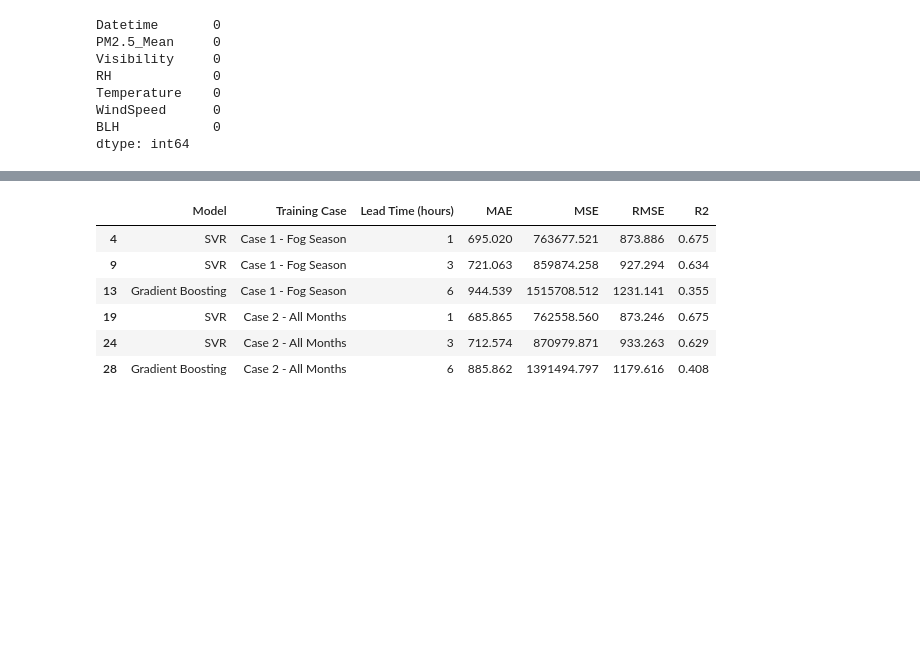
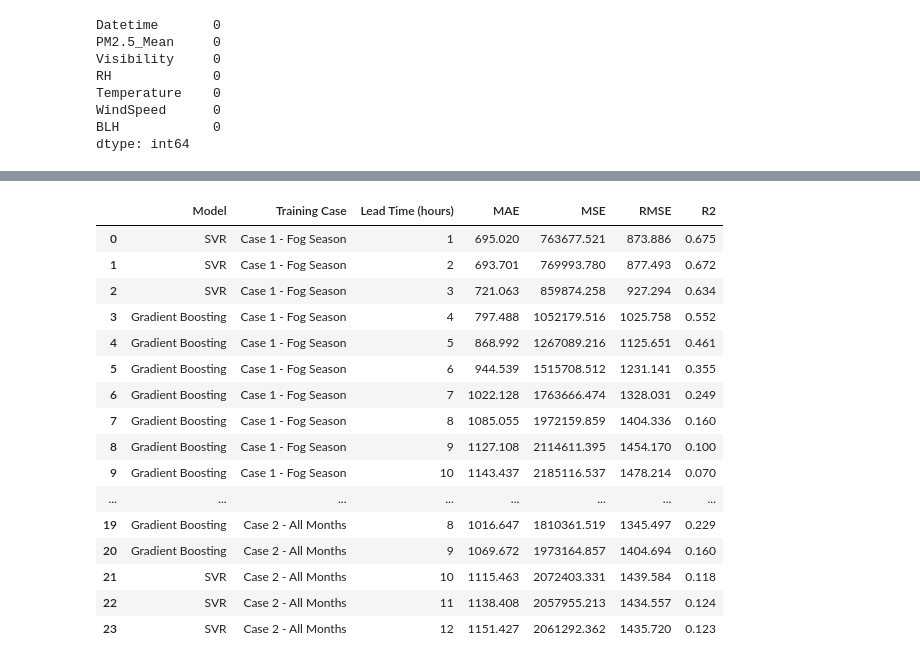
Before and after one commit to Anwesha-TU/AeroViz, a Jupyter notebook: codes/forecasting.ipynb, the cells around one changed output, grey strips where cells are left out. Saved outputs shown, nothing was run; the diff lists cells and outputs as text; code cells hidden in the pictures; blank space fills up the shorter version.

```diff
--- a/codes/forecasting.ipynb
+++ b/codes/forecasting.ipynb
@@ -61,4 +65,11 @@ target = "Visibility"
 # %%
-df["Visibility_1h"] = df[target].shift(-1)
-df["Visibility_3h"] = df[target].shift(-3)
-df["Visibility_6h"] = df[target].shift(-6)
+target_columns = [
+    f"Visibility_{h}h"
+    for h in range(1, 13)
+]
+
+df_forecast = df.dropna(
+    subset=target_columns
+).copy()
+
+print("Forecasting dataset shape:", df_forecast.shape)
@@ -65,13 +77,0 @@ df["Visibility_6h"] = df[target].shift(-6)
-# %%
-df["Target_Time_1h"] = df["Datetime"].shift(-1)
-df["Target_Time_3h"] = df["Datetime"].shift(-3)
-df["Target_Time_6h"] = df["Datetime"].shift(-6)
-# %%
-df_forecast = df.dropna(
-    subset=[
-        "Visibility_1h",
-        "Visibility_3h",
-        "Visibility_6h"
-    ]
-).copy()
-print(df_forecast.shape)
@@ -238,4 +249,5 @@ def run_forecast(
         "MAE": mae, "MSE": mse, "RMSE": rmse, "R2": r2, "Actual": y_test, "Predicted": y_pred
     }
 # %%
-lead_times = [1, 3, 6]
+lead_times = list(range(1, 13))
+print("Lead times:", lead_times)
@@ -370,29 +418,41 @@ comparison_table.round(3)
 # %%
-best_models = (
+best_models_rmse = (
     forecast_results_df
     .loc[
         forecast_results_df
         .groupby(
             [
                 "Training Case",
                 "Lead Time (hours)"
             ]
-        )["MAE"]
+        )["RMSE"]
         .idxmin()
     ]
     .sort_values(
         [
             "Training Case",
             "Lead Time (hours)"
         ]
     )
+    .reset_index(drop=True)
 )
-best_models
+
+best_models_rmse.round(3)
 # %% [output]
 |  | Model | Training Case | Lead Time (hours) | MAE | MSE | RMSE | R2 |
-| 4 | SVR | Case 1 - Fog Season | 1 | 695.020 | 763677.521 | 873.886 | 0.675 |
-| 9 | SVR | Case 1 - Fog Season | 3 | 721.063 | 859874.258 | 927.294 | 0.634 |
-| 13 | Gradient Boosting | Case 1 - Fog Season | 6 | 944.539 | 1515708.512 | 1231.141 | 0.355 |
-| 19 | SVR | Case 2 - All Months | 1 | 685.865 | 762558.560 | 873.246 | 0.675 |
-| 24 | SVR | Case 2 - All Months | 3 | 712.574 | 870979.871 | 933.263 | 0.629 |
-| 28 | Gradient Boosting | Case 2 - All Months | 6 | 885.862 | 1391494.797 | 1179.616 | 0.408 |
+| 0 | SVR | Case 1 - Fog Season | 1 | 695.020 | 763677.521 | 873.886 | 0.675 |
+| 1 | SVR | Case 1 - Fog Season | 2 | 693.701 | 769993.780 | 877.493 | 0.672 |
+| 2 | SVR | Case 1 - Fog Season | 3 | 721.063 | 859874.258 | 927.294 | 0.634 |
+| 3 | Gradient Boosting | Case 1 - Fog Season | 4 | 797.488 | 1052179.516 | 1025.758 | 0.552 |
+| 4 | Gradient Boosting | Case 1 - Fog Season | 5 | 868.992 | 1267089.216 | 1125.651 | 0.461 |
+| 5 | Gradient Boosting | Case 1 - Fog Season | 6 | 944.539 | 1515708.512 | 1231.141 | 0.355 |
+| 6 | Gradient Boosting | Case 1 - Fog Season | 7 | 1022.128 | 1763666.474 | 1328.031 | 0.249 |
+| 7 | Gradient Boosting | Case 1 - Fog Season | 8 | 1085.055 | 1972159.859 | 1404.336 | 0.160 |
+| 8 | Gradient Boosting | Case 1 - Fog Season | 9 | 1127.108 | 2114611.395 | 1454.170 | 0.100 |
+| 9 | Gradient Boosting | Case 1 - Fog Season | 10 | 1143.437 | 2185116.537 | 1478.214 | 0.070 |
+| ... | ... | ... | ... | ... | ... | ... | ... |
+| 19 | Gradient Boosting | Case 2 - All Months | 8 | 1016.647 | 1810361.519 | 1345.497 | 0.229 |
+| 20 | Gradient Boosting | Case 2 - All Months | 9 | 1069.672 | 1973164.857 | 1404.694 | 0.160 |
+| 21 | SVR | Case 2 - All Months | 10 | 1115.463 | 2072403.331 | 1439.584 | 0.118 |
+| 22 | SVR | Case 2 - All Months | 11 | 1138.408 | 2057955.213 | 1434.557 | 0.124 |
+| 23 | SVR | Case 2 - All Months | 12 | 1151.427 | 2061292.362 | 1435.720 | 0.123 |
```
Also changed, not shown: parts of 51 cells of this notebook, 7 other files.
